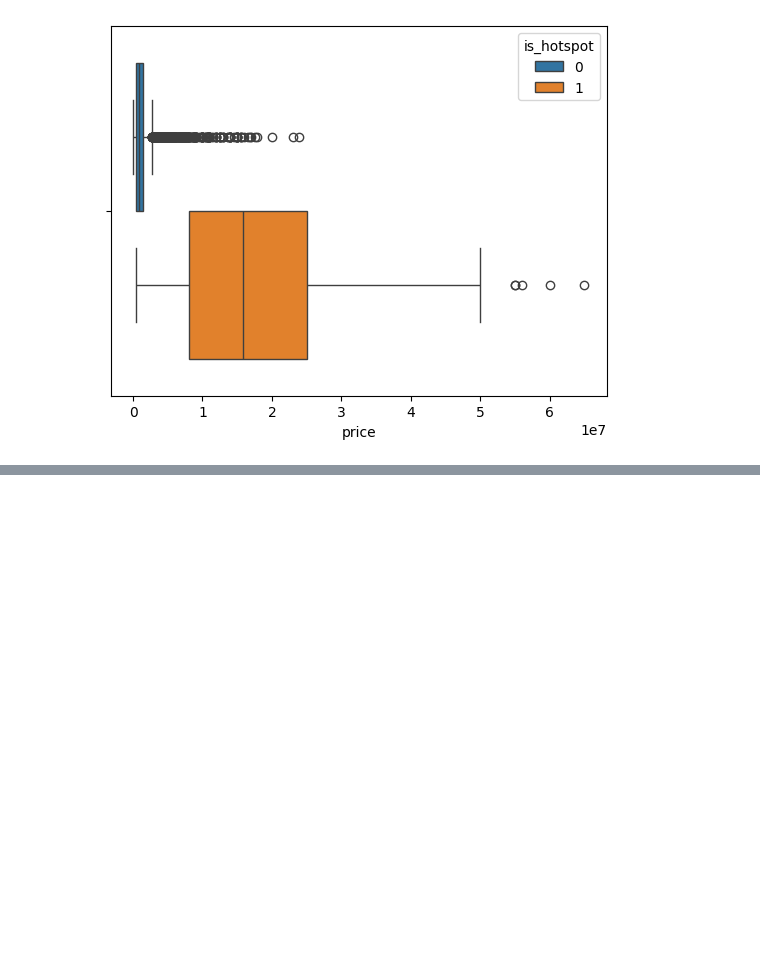
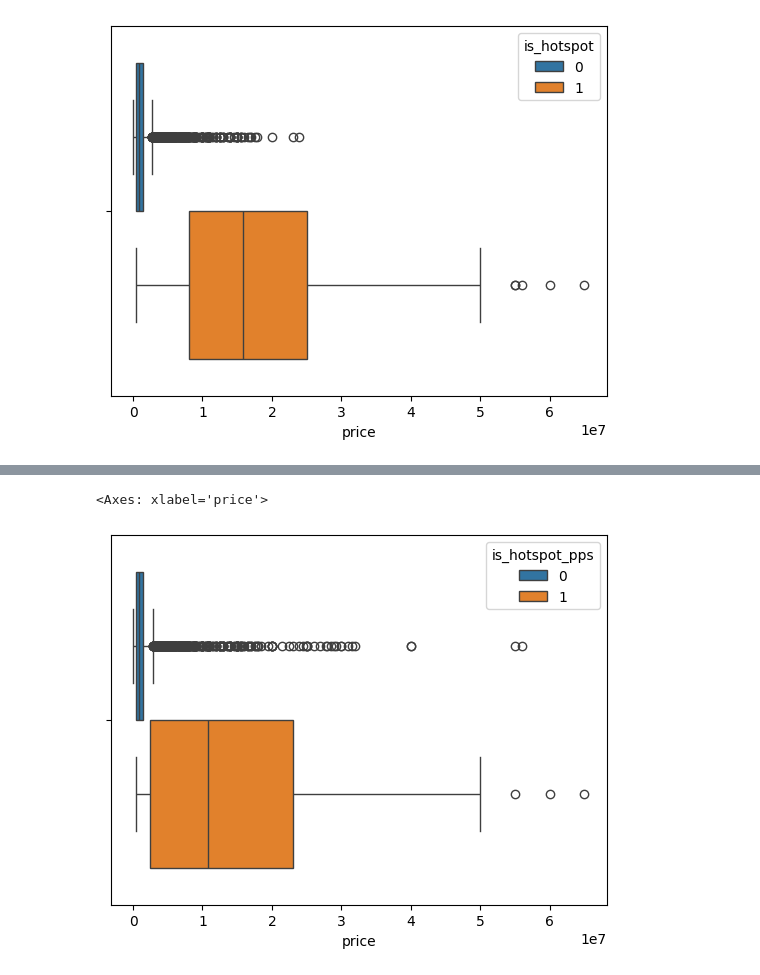
Before and after one commit to codekot/nyc-housing-project, a Jupyter notebook: notebooks/experiments/exp_01_spatial_weights_selection.ipynb, the cells around one changed output, grey strips where cells are left out. Cells and saved outputs as stored; diff of their text form; code cells hidden in the pictures; blank space fills up the shorter version.

```diff
--- a/notebooks/experiments/exp_01_spatial_weights_selection.ipynb
+++ b/notebooks/experiments/exp_01_spatial_weights_selection.ipynb
@@ -469,6 +588,6 @@ gi_star = G_Local(gdf_utm['price_per_sqft'], w_optimal, star=True)
 
 # 3. Create the Binary Flag
 # Threshold 1.96 = 95% Confidence Level
-gdf_utm['is_hotspot_new'] = (gi_star.Zs > 1.96).astype(int)
+gdf_utm['is_hotspot_pps'] = (gi_star.Zs > 1.96).astype(int)
 # %%
 sns.boxplot(gdf_utm, x='price', hue='is_hotspot')
@@ -475,4 +597,7 @@ sns.boxplot(gdf_utm, x='price', hue='is_hotspot')
 # %%
-sns.boxplot(gdf_utm, x='price', hue='is_hotspot_new')
+sns.boxplot(gdf_utm, x='price', hue='is_hotspot_pps')
+# %% [output]
+<Axes: xlabel='price'>
+[figure, added]
 # %%
 sns.boxplot(gdf_utm, x='price_per_sqft', hue='is_hotspot')
```
Also changed, not shown: parts of 9 cells of this notebook.
